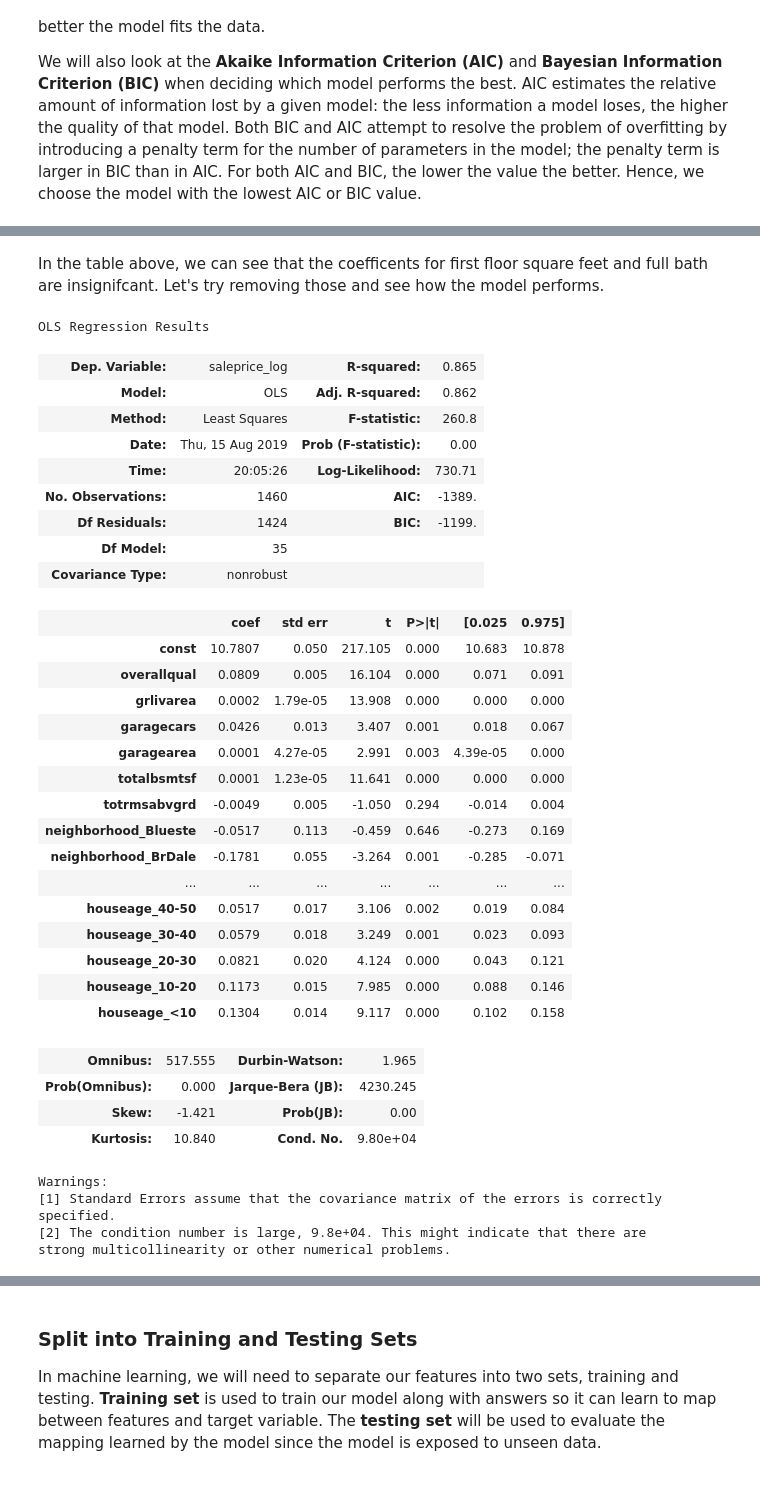
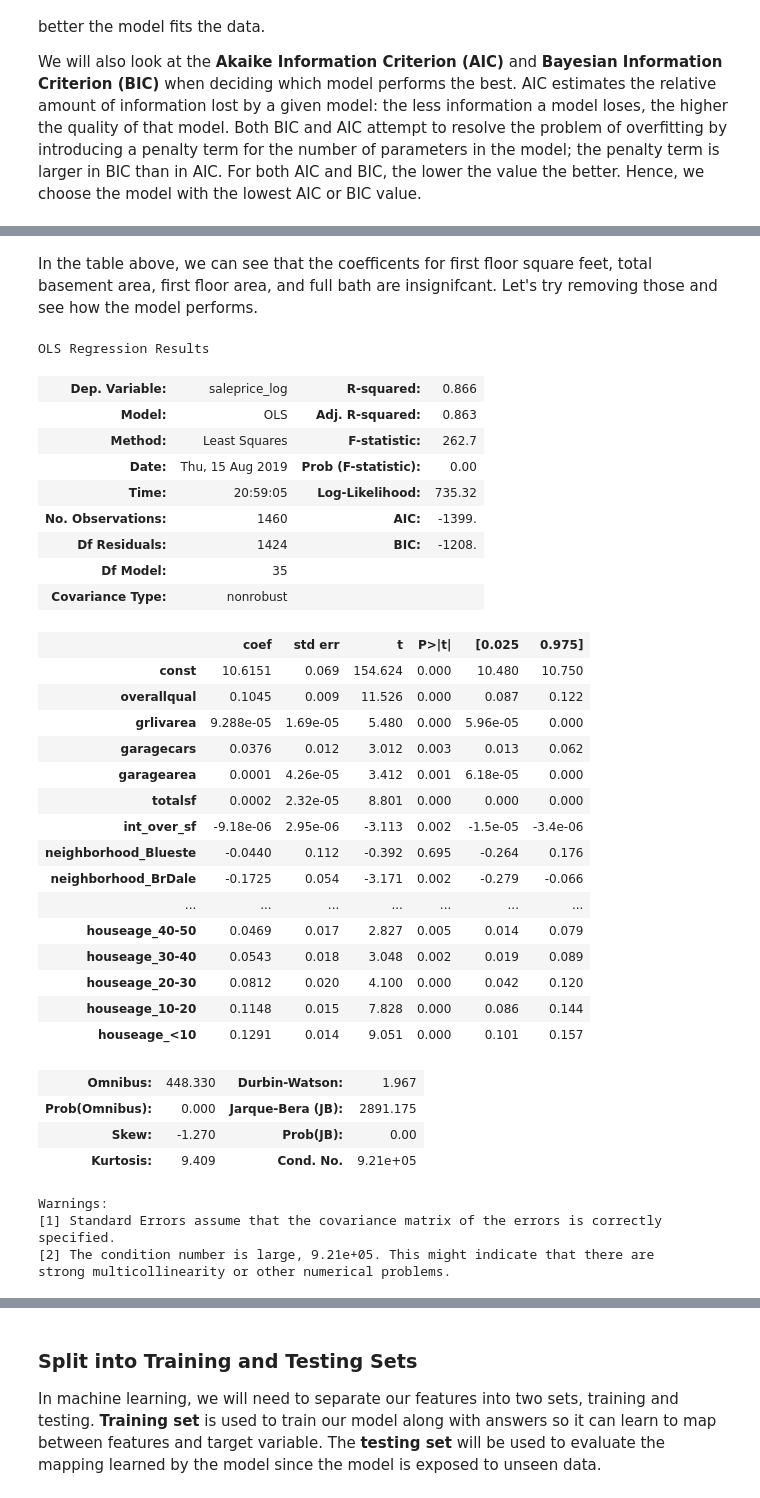
Before and after one commit to tsaw8/Thinkful_Project, a Jupyter notebook: Module 19: Supervised learning: solving regression problems/8. Challenge House prices model .ipynb, the cells around one changed output, grey strips where cells are left out. Cells and saved outputs as stored; diff of their text form; code cells hidden in the pictures.

```diff
--- a/Module 19: Supervised learning: solving regression problems/8. Challenge House prices model .ipynb
+++ b/Module 19: Supervised learning: solving regression problems/8. Challenge House prices model .ipynb
@@ -634,7 +634,7 @@ We will also look at the __Akaike Information Criterion (AIC)__ and __Bayesian I
 # Y is the target variable
 Y = df2['saleprice_log']
 # X is the feature set
-X = df2[['overallqual','grlivarea','garagecars','garagearea','totalbsmtsf','firstflrsf','fullbath','totrmsabvgrd'] + dummy_column_names]
+X = df2[['overallqual','grlivarea','garagecars','garagearea','totalbsmtsf','firstflrsf','fullbath','totrmsabvgrd','totalsf','int_over_sf'] + dummy_column_names]
 
 X = sm.add_constant(X)
 
@@ -678,50 +678,50 @@ Warnings:
 strong multicollinearity or other numerical problems.
 # %% [markdown]
-In the table above, we can see that the coefficents for first floor square feet and full bath are insignifcant. Let's try removing those and see how the model performs.
+In the table above, we can see that the coefficents for first floor square feet, total basement area, first floor area, and full bath are insignifcant. Let's try removing those and see how the model performs.
 # %%
 # Y is the target variable
 Y = df2['saleprice_log']
 # X is the feature set
-X = df2[['overallqual','grlivarea','garagecars','garagearea','totalbsmtsf','totrmsabvgrd'] + dummy_column_names]
+X = df2[['overallqual','grlivarea','garagecars','garagearea','totalsf','int_over_sf'] + dummy_column_names]
 
 X = sm.add_constant(X)
 
 results = sm.OLS(Y, X).fit()
 
 results.summary()
 # %% [output]
 OLS Regression Results
-| Dep. Variable: | saleprice_log | R-squared: | 0.865 |
-| Model: | OLS | Adj. R-squared: | 0.862 |
-| Method: | Least Squares | F-statistic: | 260.8 |
+| Dep. Variable: | saleprice_log | R-squared: | 0.866 |
+| Model: | OLS | Adj. R-squared: | 0.863 |
+| Method: | Least Squares | F-statistic: | 262.7 |
 | Date: | Thu, 15 Aug 2019 | Prob (F-statistic): | 0.00 |
-| Time: | 20:05:26 | Log-Likelihood: | 730.71 |
-| No. Observations: | 1460 | AIC: | -1389. |
-| Df Residuals: | 1424 | BIC: | -1199. |
+| Time: | 20:59:05 | Log-Likelihood: | 735.32 |
+| No. Observations: | 1460 | AIC: | -1399. |
+| Df Residuals: | 1424 | BIC: | -1208. |
 | Df Model: | 35 |  |  |
 | Covariance Type: | nonrobust |  |  |
 |  | coef | std err | t | P>|t| | [0.025 | 0.975] |
-| const | 10.7807 | 0.050 | 217.105 | 0.000 | 10.683 | 10.878 |
-| overallqual | 0.0809 | 0.005 | 16.104 | 0.000 | 0.071 | 0.091 |
-| grlivarea | 0.0002 | 1.79e-05 | 13.908 | 0.000 | 0.000 | 0.000 |
-| garagecars | 0.0426 | 0.013 | 3.407 | 0.001 | 0.018 | 0.067 |
-| garagearea | 0.0001 | 4.27e-05 | 2.991 | 0.003 | 4.39e-05 | 0.000 |
-| totalbsmtsf | 0.0001 | 1.23e-05 | 11.641 | 0.000 | 0.000 | 0.000 |
-| totrmsabvgrd | -0.0049 | 0.005 | -1.050 | 0.294 | -0.014 | 0.004 |
-| neighborhood_Blueste | -0.0517 | 0.113 | -0.459 | 0.646 | -0.273 | 0.169 |
-| neighborhood_BrDale | -0.1781 | 0.055 | -3.264 | 0.001 | -0.285 | -0.071 |
+| const | 10.6151 | 0.069 | 154.624 | 0.000 | 10.480 | 10.750 |
+| overallqual | 0.1045 | 0.009 | 11.526 | 0.000 | 0.087 | 0.122 |
+| grlivarea | 9.288e-05 | 1.69e-05 | 5.480 | 0.000 | 5.96e-05 | 0.000 |
+| garagecars | 0.0376 | 0.012 | 3.012 | 0.003 | 0.013 | 0.062 |
+| garagearea | 0.0001 | 4.26e-05 | 3.412 | 0.001 | 6.18e-05 | 0.000 |
+| totalsf | 0.0002 | 2.32e-05 | 8.801 | 0.000 | 0.000 | 0.000 |
+| int_over_sf | -9.18e-06 | 2.95e-06 | -3.113 | 0.002 | -1.5e-05 | -3.4e-06 |
+| neighborhood_Blueste | -0.0440 | 0.112 | -0.392 | 0.695 | -0.264 | 0.176 |
+| neighborhood_BrDale | -0.1725 | 0.054 | -3.171 | 0.002 | -0.279 | -0.066 |
 | ... | ... | ... | ... | ... | ... | ... |
-| houseage_40-50 | 0.0517 | 0.017 | 3.106 | 0.002 | 0.019 | 0.084 |
-| houseage_30-40 | 0.0579 | 0.018 | 3.249 | 0.001 | 0.023 | 0.093 |
-| houseage_20-30 | 0.0821 | 0.020 | 4.124 | 0.000 | 0.043 | 0.121 |
-| houseage_10-20 | 0.1173 | 0.015 | 7.985 | 0.000 | 0.088 | 0.146 |
-| houseage_<10 | 0.1304 | 0.014 | 9.117 | 0.000 | 0.102 | 0.158 |
+| houseage_40-50 | 0.0469 | 0.017 | 2.827 | 0.005 | 0.014 | 0.079 |
+| houseage_30-40 | 0.0543 | 0.018 | 3.048 | 0.002 | 0.019 | 0.089 |
+| houseage_20-30 | 0.0812 | 0.020 | 4.100 | 0.000 | 0.042 | 0.120 |
+| houseage_10-20 | 0.1148 | 0.015 | 7.828 | 0.000 | 0.086 | 0.144 |
+| houseage_<10 | 0.1291 | 0.014 | 9.051 | 0.000 | 0.101 | 0.157 |
-| Omnibus: | 517.555 | Durbin-Watson: | 1.965 |
-| Prob(Omnibus): | 0.000 | Jarque-Bera (JB): | 4230.245 |
-| Skew: | -1.421 | Prob(JB): | 0.00 |
-| Kurtosis: | 10.840 | Cond. No. | 9.80e+04 |
+| Omnibus: | 448.330 | Durbin-Watson: | 1.967 |
+| Prob(Omnibus): | 0.000 | Jarque-Bera (JB): | 2891.175 |
+| Skew: | -1.270 | Prob(JB): | 0.00 |
+| Kurtosis: | 9.409 | Cond. No. | 9.21e+05 |
 Warnings:
 [1] Standard Errors assume that the covariance matrix of the errors is correctly specified.
-[2] The condition number is large, 9.8e+04. This might indicate that there are
+[2] The condition number is large, 9.21e+05. This might indicate that there are
 strong multicollinearity or other numerical problems.
 # %% [markdown]
```
Also changed, not shown: parts of 14 cells of this notebook.
